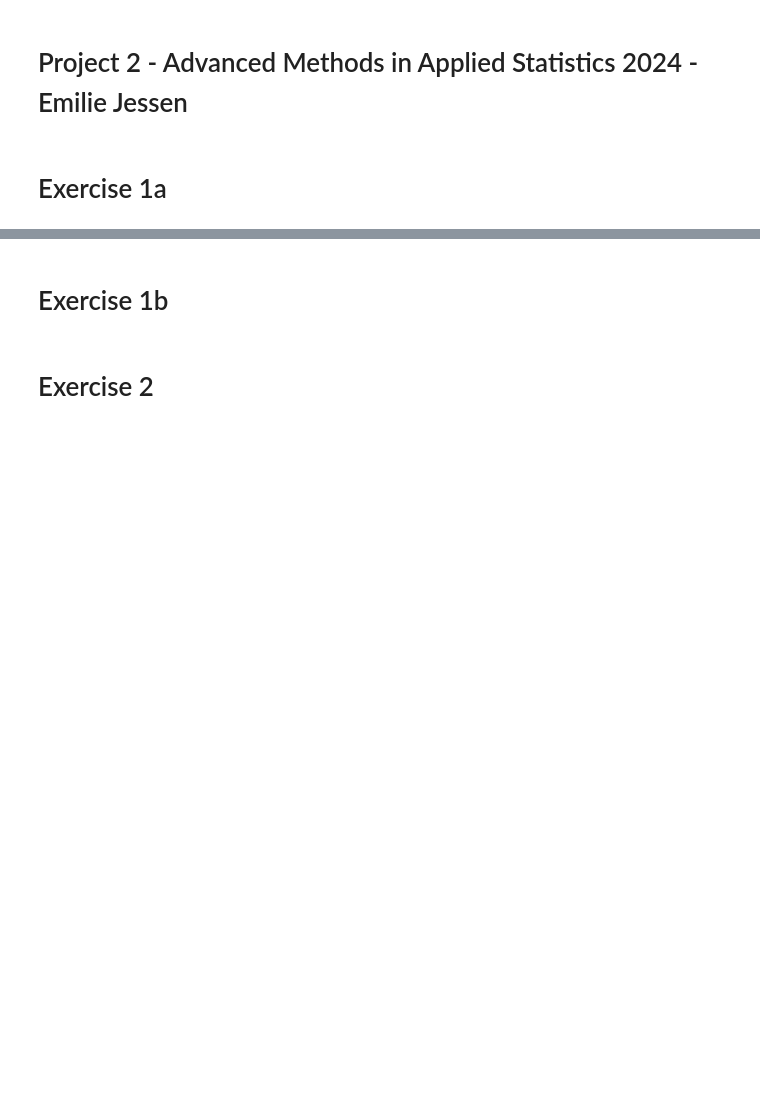
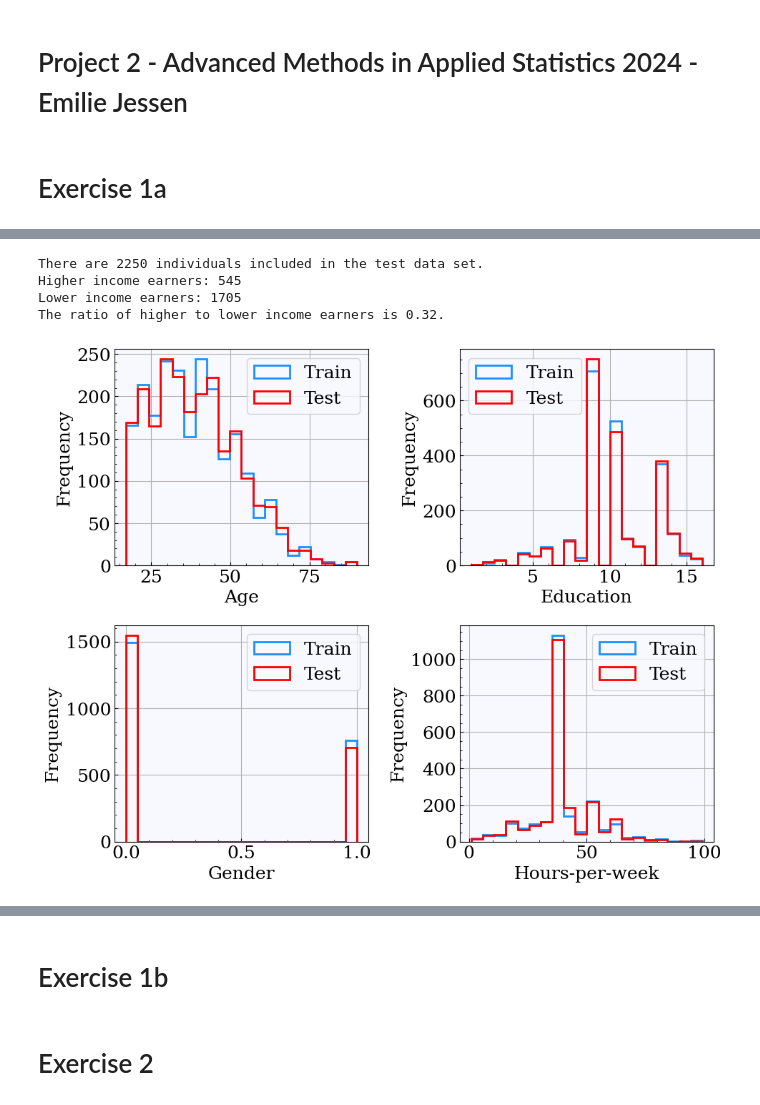
Before and after one commit to Emilie-Jessen/AppStat2, a Jupyter notebook: Project_03/Solution_03.ipynb, the cells around one changed output, grey strips where cells are left out. Cells and saved outputs as stored; diff of their text form; code cells hidden in the pictures; blank space fills up the shorter version.

```diff
--- a/Project_03/Solution_03.ipynb
+++ b/Project_03/Solution_03.ipynb
@@ -37,0 +101,62 @@ save_plots = False
+# %%
+# Split the data into a training and test set
+test = pd.concat([data.iloc[int(N_low/2): int(N_low)], data.iloc[int(N_low + N_high/2 + 1):]])
+
+# Find the number of individuals with high/low earnings in the full data set
+N_high_test = np.sum(test['earning'] == True)
+N_low_test = np.sum(test['earning'] == False)
+ratio_test = N_high_test / N_low_test
+
+# Print results
+print(f'There are {len(test)} individuals included in the test data set.')
+print(f'Higher income earners: {N_high_test}')
+print(f'Lower income earners: {N_low_test}')
+print(f'The ratio of higher to lower income earners is {ratio_test:.2f}.')
+# %% [output]
+There are 2250 individuals included in the test data set.
+Higher income earners: 545
+Lower income earners: 1705
+The ratio of higher to lower income earners is 0.32.
+# %%
+# Plot the distribution of the four variables for the training and test set
+
+fig, ax = plt.subplots(2, 2, figsize=(10, 8))
+
+# Age
+ax[0, 0].hist(train['age'], bins=20, histtype='step', label='Train', lw=2)
+ax[0, 0].hist(test['age'], bins=20, histtype='step', label='Test', lw=2)
+
+ax[0, 0].set_xlabel('Age')
+ax[0, 0].set_ylabel('Frequency')
+ax[0, 0].legend()
+
+# Education
+ax[0, 1].hist(train['education'], bins=20, histtype='step', label='Train', lw=2)
+ax[0, 1].hist(test['education'], bins=20, histtype='step', label='Test', lw=2)
+
+ax[0, 1].set_xlabel('Education')
+ax[0, 1].set_ylabel('Frequency')
+ax[0, 1].legend()
+
+# Gender
+ax[1, 0].hist(train['gender'], bins=20, histtype='step', label='Train', lw=2)
+ax[1, 0].hist(test['gender'], bins=20, histtype='step', label='Test', lw=2)
+
+ax[1, 0].set_xlabel('Gender')
+ax[1, 0].set_ylabel('Frequency')
+ax[1, 0].legend()
+
+# Hours-per-week
+ax[1, 1].hist(train['hours-per-week'], bins=20, histtype='step', label='Train', lw=2)
+ax[1, 1].hist(test['hours-per-week'], bins=20, histtype='step', label='Test', lw=2)
+
+ax[1, 1].set_xlabel('Hours-per-week')
+ax[1, 1].set_ylabel('Frequency')
+ax[1, 1].legend()
+
+fig.tight_layout()
+
+if save_plots:
+    plt.savefig('earning_potential_train_test.png', dpi=300)
+# %% [output]
+[figure, added]
```
Also changed, not shown: parts of 21 cells of this notebook, 4 other files.
